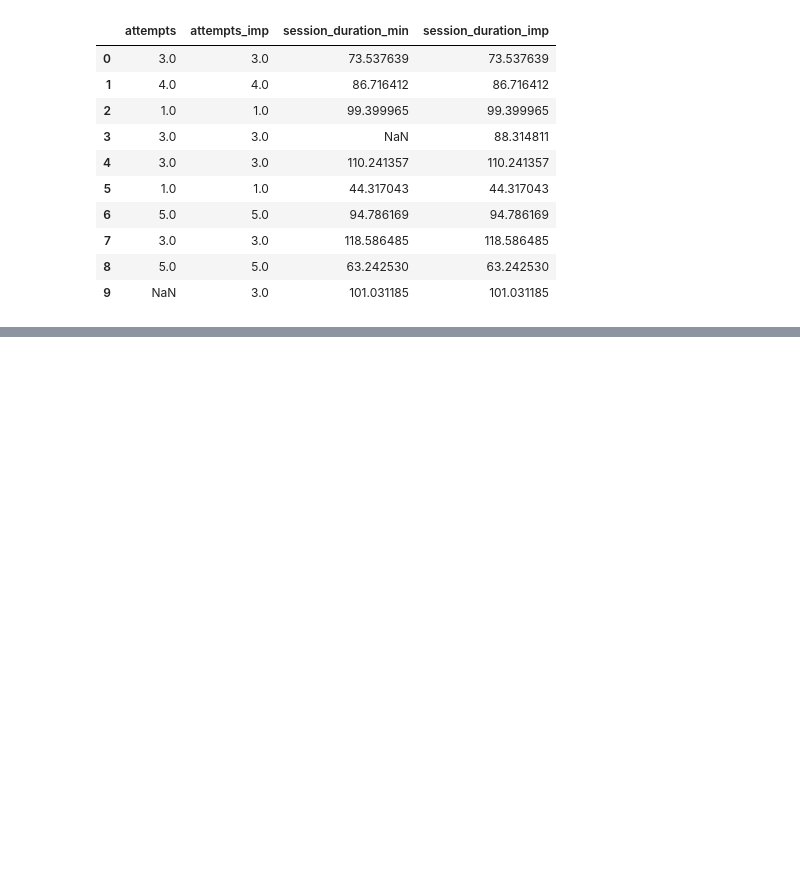
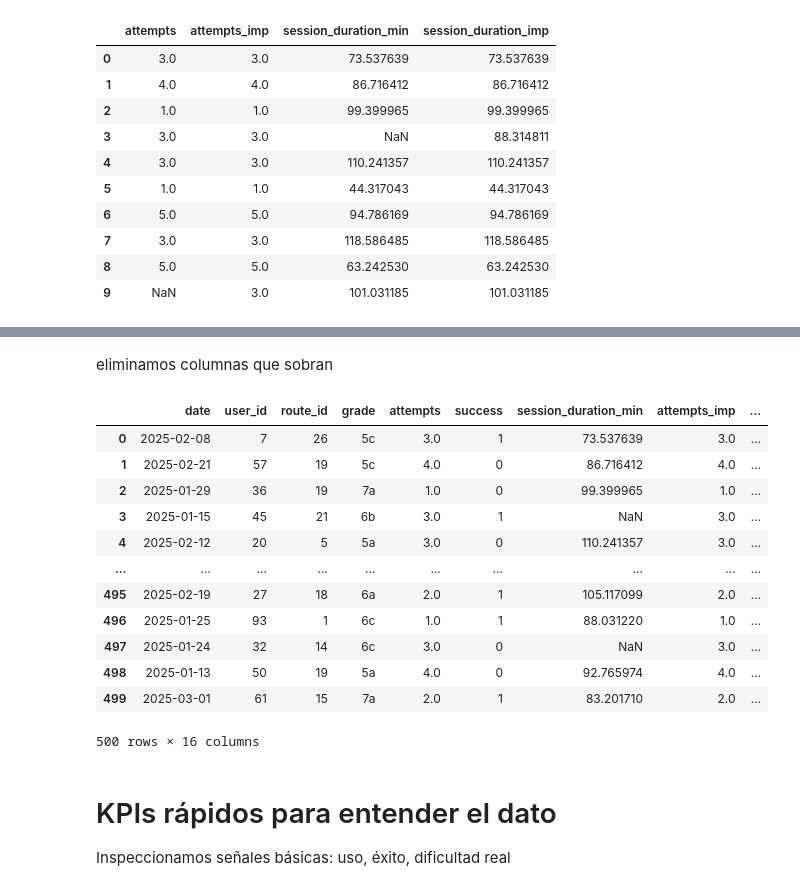
Before and after one commit to ebajoortiz/Lizcore_Gyms, a Jupyter notebook: notebooks/01.limpieza.ipynb, the cells around one changed output, grey strips where cells are left out. Cells and saved outputs as stored; diff of their text form; code cells hidden in the pictures; blank space fills up the shorter version.

Commit message:
datos limpios para powerBI

```diff
--- a/notebooks/01.limpieza.ipynb
+++ b/notebooks/01.limpieza.ipynb
@@ -104,30 +104,14 @@ KNN: aquí no añade valor → dataset pequeño, variables poco correlacionadas
 # %% [markdown]
 # Imputación ligera por mediana del grado
 # %%
-# 1) Tabla con medianas por grado
-medianas = []
-for g in grade_order:
-    sub = df[df["grade"] == g]
-    med_att = np.nanmedian(sub["attempts"].values) if len(sub) > 0 else np.nan
-    med_dur = np.nanmedian(sub["session_duration_min"].values) if len(sub) > 0 else np.nan
-    medianas.append({"grade": g, "med_att": med_att, "med_dur": med_dur})
-med_df = pd.DataFrame(medianas)
+med_att = df.groupby("grade")["attempts"].median()
+med_dur = df.groupby("grade")["session_duration_min"].median()
 
-# 2) Merge: ahora cada fila del df tiene también las medianas de su grado
-df2 = df.merge(med_df, on="grade", how="left")
+def fill_by_grade(row, col, medians):
+    return medians.get(row["grade"], np.nan) if pd.isna(row[col]) else row[col]
 
-# 3) Crear columnas imputadas: si es NaN, usa la mediana del grado
-df2["attempts_imp"] = np.where(df2["attempts"].isna(), df2["med_att"], df2["attempts"])
-df2["session_duration_imp"] = np.where(df2["session_duration_min"].isna(), df2["med_dur"], df2["session_duration_min"])
-
-# 4) (Opcional) si quedase algún NaN (por ejemplo, grado sin filas), usa la mediana global
-if df2["attempts_imp"].isna().any():
-    df2["attempts_imp"] = df2["attempts_imp"].fillna(np.nanmedian(df2["attempts"].values))
-if df2["session_duration_imp"].isna().any():
-    df2["session_duration_imp"] = df2["session_duration_imp"].fillna(np.nanmedian(df2["session_duration_min"].values))
-
-# 5) (Opcional) quitar columnas auxiliares de medianas
-df2 = df2.drop(columns=["med_att", "med_dur"])
+df["attempts_imp"] = df.apply(lambda r: fill_by_grade(r, "attempts", med_att), axis=1)
+df["session_duration_imp"] = df.apply(lambda r: fill_by_grade(r, "session_duration_min", med_dur), axis=1)
 # %% [markdown]
 **COMPROBAMOS QUE SE HA HECHO BIEN**
 # %%
@@ -151,0 +139,30 @@ df[["attempts","attempts_imp","session_duration_min","session_duration_imp"]].he
+# %%
+df["day"] = df["date"].dt.date
+df["year"] = df["date"].dt.year
+df["month_num"] = df["date"].dt.month
+df["month_name"] = df["date"].dt.strftime("%b")
+df["week_num"] = df["date"].dt.isocalendar().week.astype(int)
+df["weekday_num"] = df["date"].dt.weekday + 1  # Monday=1
+df["weekday_name"] = df["date"].dt.strftime("%A")
+# %% [markdown]
+eliminamos columnas que sobran
+# %%
+df
+# %% [output]
+|  | date | user_id | route_id | grade | attempts | success | session_duration_min | attempts_imp | ... |
+| 0 | 2025-02-08 | 7 | 26 | 5c | 3.0 | 1 | 73.537639 | 3.0 | ... |
+| 1 | 2025-02-21 | 57 | 19 | 5c | 4.0 | 0 | 86.716412 | 4.0 | ... |
+| 2 | 2025-01-29 | 36 | 19 | 7a | 1.0 | 0 | 99.399965 | 1.0 | ... |
+| 3 | 2025-01-15 | 45 | 21 | 6b | 3.0 | 1 | NaN | 3.0 | ... |
+| 4 | 2025-02-12 | 20 | 5 | 5a | 3.0 | 0 | 110.241357 | 3.0 | ... |
+| ... | ... | ... | ... | ... | ... | ... | ... | ... | ... |
+| 495 | 2025-02-19 | 27 | 18 | 6a | 2.0 | 1 | 105.117099 | 2.0 | ... |
+| 496 | 2025-01-25 | 93 | 1 | 6c | 1.0 | 1 | 88.031220 | 1.0 | ... |
+| 497 | 2025-01-24 | 32 | 14 | 6c | 3.0 | 0 | NaN | 3.0 | ... |
+| 498 | 2025-01-13 | 50 | 19 | 5a | 4.0 | 0 | 92.765974 | 4.0 | ... |
+| 499 | 2025-03-01 | 61 | 15 | 7a | 2.0 | 1 | 83.201710 | 2.0 | ... |
+500 rows × 16 columns
+# %% [markdown]
+# KPIs rápidos para entender el dato
+
+Inspeccionamos señales básicas: uso, éxito, dificultad real
```
Also changed, not shown: parts of 5 cells of this notebook, 3 other files.
